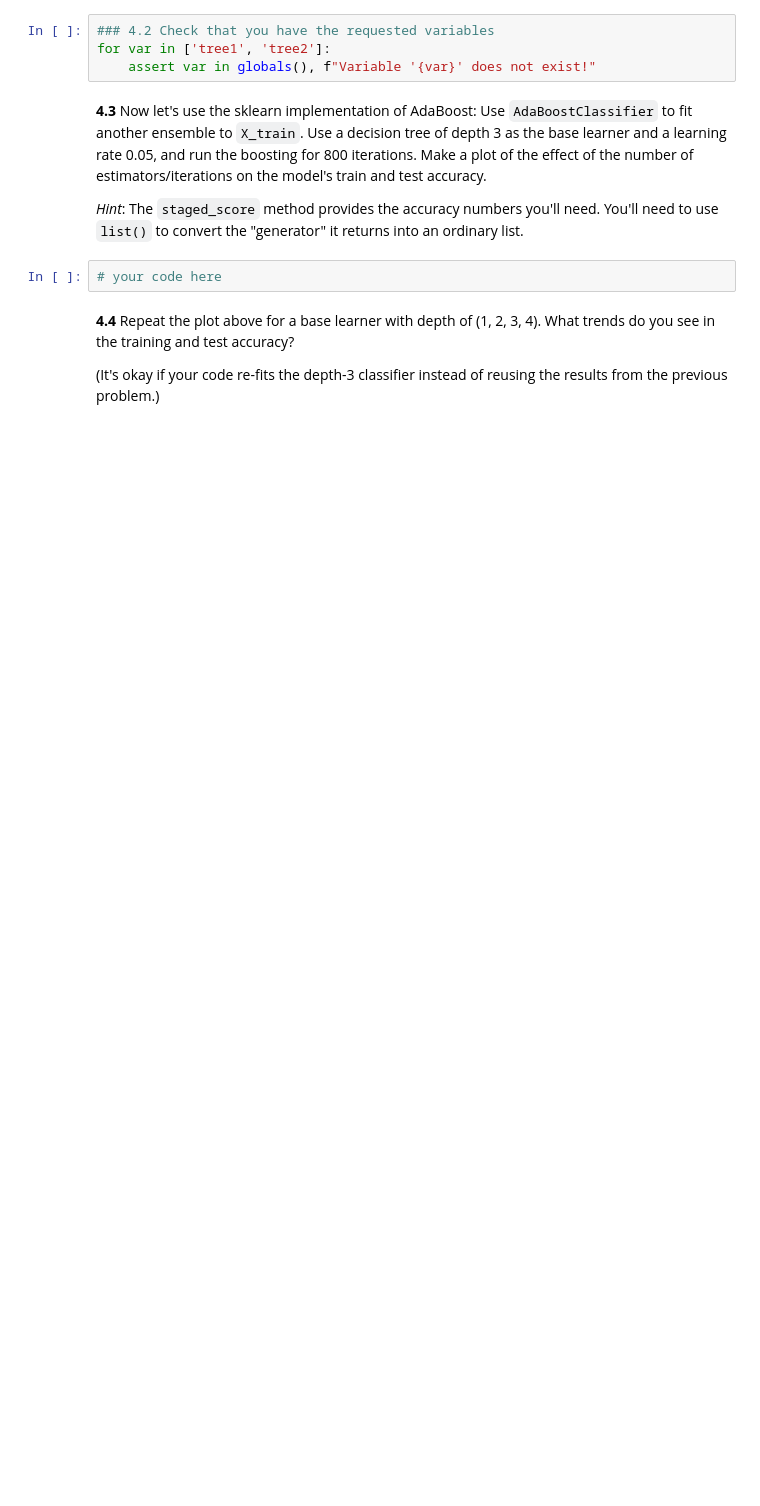
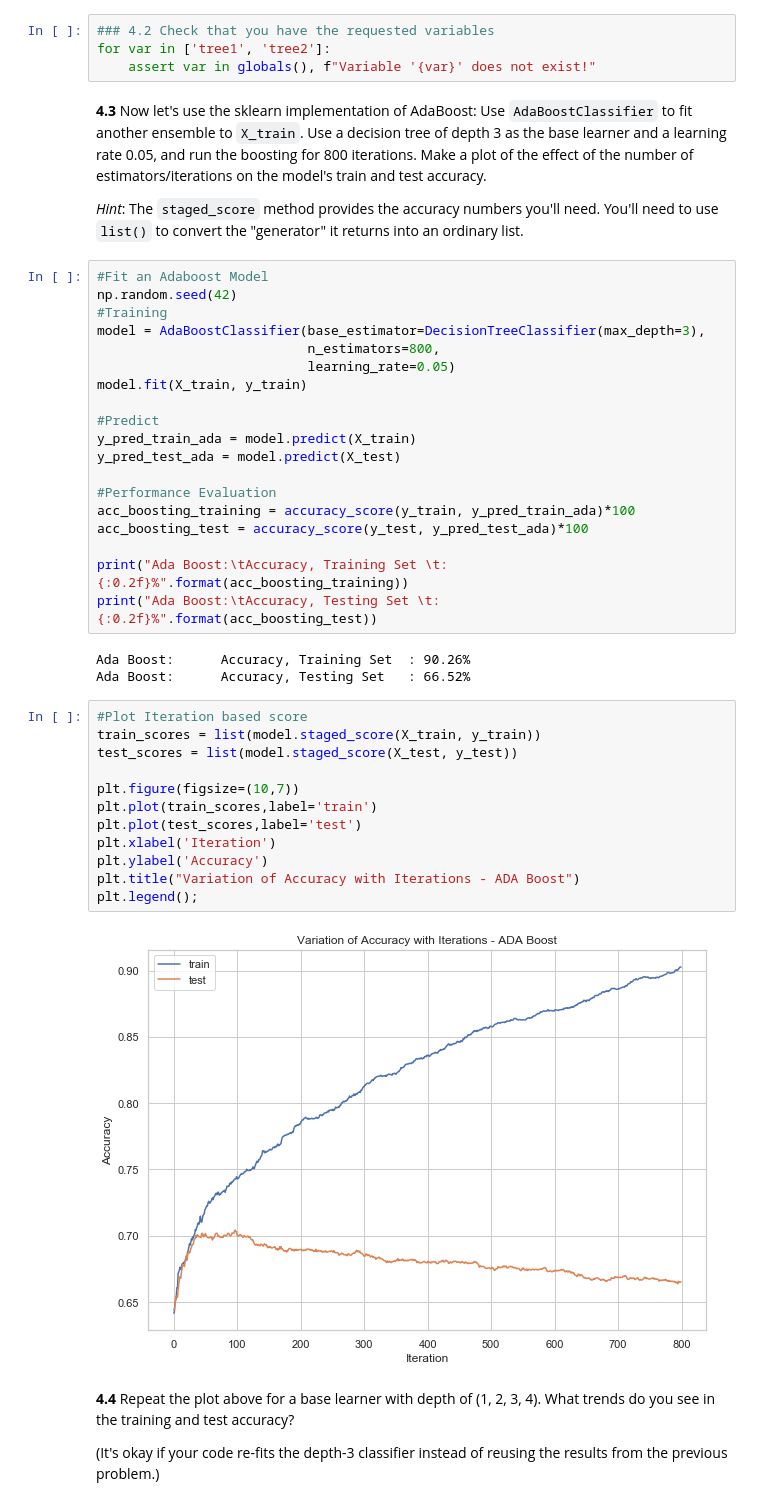
Before and after one commit to ccc255/2019-CS109A, a Jupyter notebook: cs109a_hw6/cs109a_hw6_release.ipynb, the cells around one changed output. Saved outputs shown, nothing was run; the diff lists cells and outputs as text; blank space fills up the shorter version.

```diff
--- a/cs109a_hw6/cs109a_hw6_release.ipynb
+++ b/cs109a_hw6/cs109a_hw6_release.ipynb
@@ -711,8 +800,42 @@ for var in ['tree1', 'tree2']:
 **4.3** Now let's use the sklearn implementation of AdaBoost: Use `AdaBoostClassifier` to fit another ensemble to `X_train`. Use a decision tree of depth 3 as the base learner and a learning rate 0.05, and run the boosting for 800 iterations. Make a plot of the effect of the number of estimators/iterations on the model's train and test accuracy.
 
 *Hint*: The `staged_score` method provides the accuracy numbers you'll need. You'll need to use `list()` to convert the "generator" it returns into an ordinary list.
-# %%
-# your code here
+# %%
+#Fit an Adaboost Model
+np.random.seed(42)
+#Training
+model = AdaBoostClassifier(base_estimator=DecisionTreeClassifier(max_depth=3),
+                           n_estimators=800,
+                           learning_rate=0.05)
+model.fit(X_train, y_train)
+
+#Predict
+y_pred_train_ada = model.predict(X_train)
+y_pred_test_ada = model.predict(X_test)
+
+#Performance Evaluation
+acc_boosting_training = accuracy_score(y_train, y_pred_train_ada)*100
+acc_boosting_test = accuracy_score(y_test, y_pred_test_ada)*100
+
+print("Ada Boost:\tAccuracy, Training Set \t: {:0.2f}%".format(acc_boosting_training))
+print("Ada Boost:\tAccuracy, Testing Set \t: {:0.2f}%".format(acc_boosting_test))
+# %% [output]
+Ada Boost:      Accuracy, Training Set  : 90.26%
+Ada Boost:      Accuracy, Testing Set   : 66.52%
+# %%
+#Plot Iteration based score
+train_scores = list(model.staged_score(X_train, y_train))
+test_scores = list(model.staged_score(X_test, y_test))
+
+plt.figure(figsize=(10,7))
+plt.plot(train_scores,label='train')
+plt.plot(test_scores,label='test')
+plt.xlabel('Iteration')
+plt.ylabel('Accuracy')
+plt.title("Variation of Accuracy with Iterations - ADA Boost")
+plt.legend();
+# %% [output]
+[figure, added]
 # %% [markdown]
 **4.4** Repeat the plot above for a base learner with depth of (1, 2, 3, 4). What trends do you see in the training and test accuracy?
 
```
Also changed, not shown: parts of 43 cells of this notebook, 24 other files.
